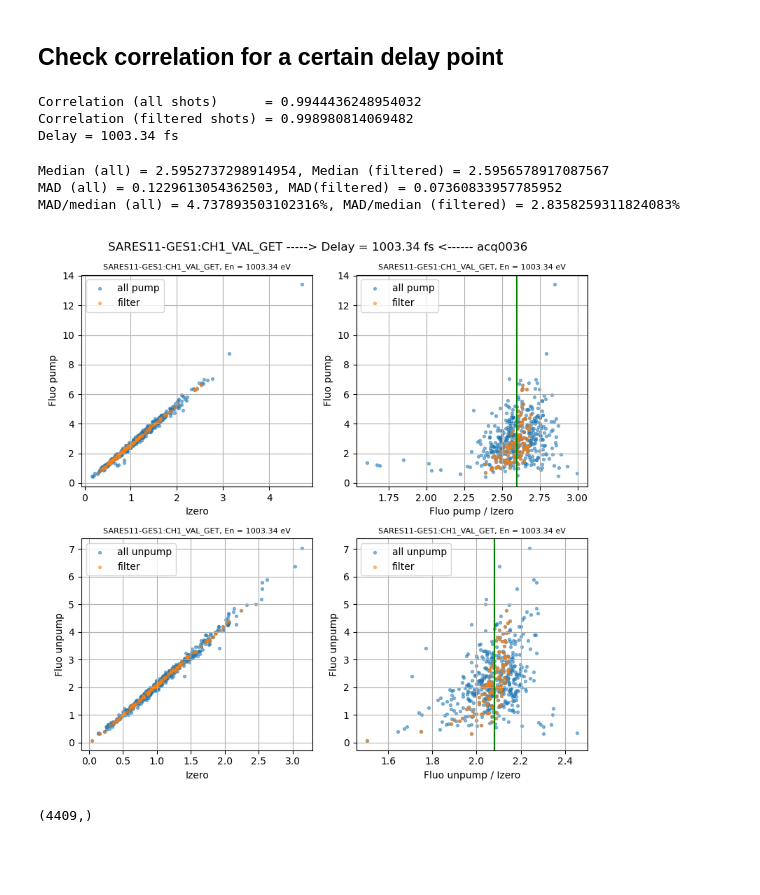
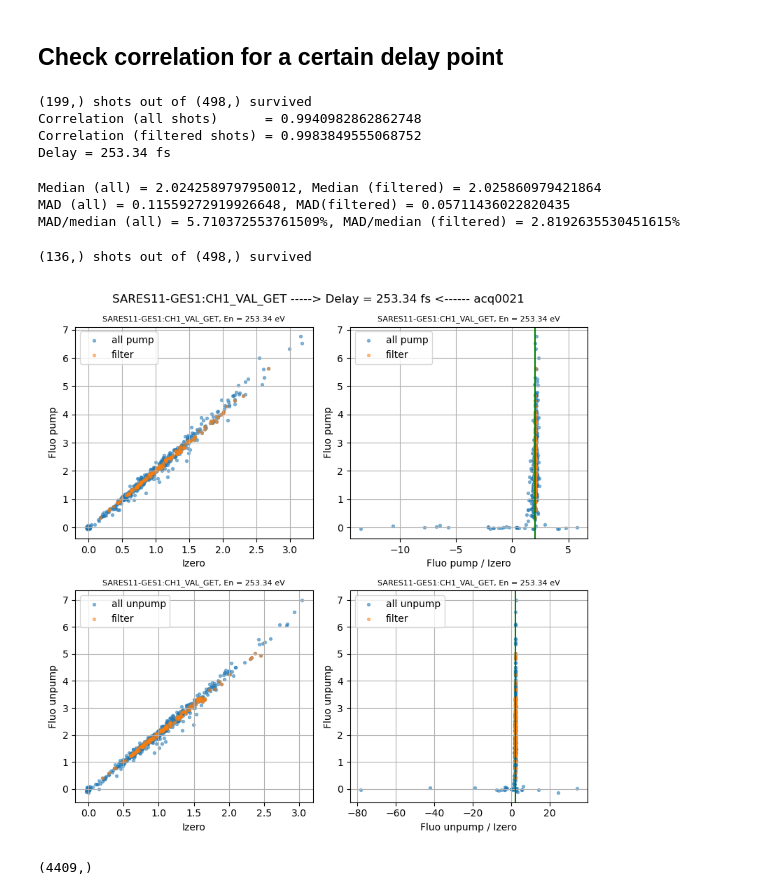
Before and after one commit to paulscherrerinstitute/alvra_beamline_scripts, a Jupyter notebook: XANES_timescans_TT.ipynb, the cells around one changed output. Cells and saved outputs as stored; diff of their text form; code cells hidden in the pictures; blank space fills up the shorter version.

```diff
--- a/XANES_timescans_TT.ipynb
+++ b/XANES_timescans_TT.ipynb
@@ -329,7 +275,7 @@ Width = -141.5998 fs
 # %% [markdown]
 ## Check correlation for a certain delay point
 # %%
-chosen_delay_fs = 1000
+chosen_delay_fs = 240
 
 detector_XAS = channel_diode_1
 detector_Izero = channel_Izero110
@@ -342,23 +288,24 @@ scan = remove_JF_from_scan(scan)
 
 index_delay = np.arange(len(Delay_fs))[(Delay_fs > chosen_delay_fs)][0]
 
-Fluo_pump, Fluo_unpump, Izero_pump, Izero_unpump, correlation_filter = \
-Get_correlation_from_scan2(scan, index_delay, detector_XAS, detector_Izero, quantile_corr)
+# Fluo_pump, Fluo_unpump, Izero_pump, Izero_unpump, correlation_filter = \
+# Get_correlation_from_scan2(scan, index_delay, detector_XAS, detector_Izero, quantile_corr)
 
-arrays_to_filter = ["Fluo_pump", "Fluo_unpump", "Izero_pump", "Izero_unpump"]
-arrays_filtered = apply_filter(correlation_filter, arrays_to_filter, globals_dict=globals())
+# arrays_to_filter = ["Fluo_pump", "Fluo_unpump", "Izero_pump", "Izero_unpump"]
+# arrays_filtered = apply_filter(correlation_filter, arrays_to_filter, globals_dict=globals())
 
-# (Fluo_pump, Fluo_unpump, Izero_pump, Izero_unpump,
-#  Fluo_pump_filter, Fluo_unpump_filter, Izero_pump_filter, Izero_unpump_filter) = \
-# Get_correlation_from_scan(scan, index_delay, detector_XAS, detector_Izero, quantile_corr)
+(Fluo_pump, Fluo_unpump, Izero_pump, Izero_unpump,
+ Fluo_pump_filter, Fluo_unpump_filter, Izero_pump_filter, Izero_unpump_filter) = \
+Get_correlation_from_scan(scan, index_delay, detector_XAS, detector_Izero, quantile_corr)
 
 print ('Correlation (all shots)      = {}'.format(pearsonr(Izero_pump,Fluo_pump)[0]))
 print ('Correlation (filtered shots) = {}'.format(pearsonr(Izero_pump_filter,Fluo_pump_filter)[0]))
 print ('Delay = {:.2f} fs'.format(Delay_fs[index_delay]))
 # %% [output]
-Correlation (all shots)      = 0.9944436248954032
-Correlation (filtered shots) = 0.998980814069482
-Delay = 1003.34 fs
+(199,) shots out of (498,) survived
+Correlation (all shots)      = 0.9940982862862748
+Correlation (filtered shots) = 0.9983849555068752
+Delay = 253.34 fs
 # %%
 from scipy import stats
 #m,b = np.polyfit(Izero_pump,Fluo_pump, 1)
@@ -374,9 +321,9 @@ print ("MAD (all) = {}, MAD(filtered) = {}".format(MAD, MAD_filter))
 
 print ("MAD/median (all) = {}%, MAD/median (filtered) = {}%".format(MAD/m_median*100, MAD_filter/m_median_filter*100))
 # %% [output]
-Median (all) = 2.5952737298914954, Median (filtered) = 2.5956578917087567
-MAD (all) = 0.1229613054362503, MAD(filtered) = 0.07360833957785952
-MAD/median (all) = 4.737893503102316%, MAD/median (filtered) = 2.8358259311824083%
+Median (all) = 2.0242589797950012, Median (filtered) = 2.025860979421864
+MAD (all) = 0.11559272919926648, MAD(filtered) = 0.05711436022820435
+MAD/median (all) = 5.710372553761509%, MAD/median (filtered) = 2.8192635530451615%
 # %%
 #chosen_delay_fs = 1000
 
@@ -392,15 +339,15 @@ scan = remove_JF_from_scan(scan)
 #index_delay = np.arange(len(Delay_fs))[(chosen_delay_fs > chosen_delay_fs)][0]
 index_delay = np.arange(len(Delay_fs))[(Delay_fs > chosen_delay_fs)][0]
 
-Fluo_pump, Fluo_unpump, Izero_pump, Izero_unpump, correlation_filter = \
-Get_correlation_from_scan2(scan, index_delay, detector_XAS, detector_Izero, quantile_corr)
+# Fluo_pump, Fluo_unpump, Izero_pump, Izero_unpump, correlation_filter = \
+# Get_correlation_from_scan2(scan, index_delay, detector_XAS, detector_Izero, quantile_corr)
 
-arrays_to_filter = ["Fluo_pump", "Fluo_unpump", "Izero_pump", "Izero_unpump"]
-arrays_filtered = apply_filter(correlation_filter, arrays_to_filter, globals_dict=globals())
+# arrays_to_filter = ["Fluo_pump", "Fluo_unpump", "Izero_pump", "Izero_unpump"]
+# arrays_filtered = apply_filter(correlation_filter, arrays_to_filter, globals_dict=globals())
 
-# (Fluo_pump, Fluo_unpump, Izero_pump, Izero_unpump,
-#  Fluo_pump_filter, Fluo_unpump_filter, Izero_pump_filter, Izero_unpump_filter) = \
-# Get_correlation_from_scan(scan, index_delay, detector_XAS, detector_Izero, quantile_corr)
+(Fluo_pump, Fluo_unpump, Izero_pump, Izero_unpump,
+ Fluo_pump_filter, Fluo_unpump_filter, Izero_pump_filter, Izero_unpump_filter) = \
+Get_correlation_from_scan(scan, index_delay, detector_XAS, detector_Izero, quantile_corr)
 
 #print ('Correlation (all shots)      = {}'.format(pearsonr(Izero_pump,Fluo_pump)[0]))
 #print ('Correlation (filtered shots) = {}'.format(pearsonr(Izero_pump_filter,Fluo_pump_filter)[0]))
@@ -424,34 +371,35 @@ ax[0][1].set_title('{}, En = {:.2f} eV'.format(detector_XAS,Delay_fs[index_delay
 ax[0][1].scatter(Fluo_pump/Izero_pump, Fluo_pump, s=8, alpha = 0.5,  label = 'all pump')
 ax[0][1].scatter(Fluo_pump_filter/Izero_pump_filter, Fluo_pump_filter, s=8, alpha = 0.5, label='filter')
 ax[0][1].legend(loc='best')
 ax[0][1].set_xlabel('Fluo pump / Izero')
 ax[0][1].set_ylabel('Fluo pump')
 ax[0][1].axvline(x=m_median_filter, color = 'green')
 ax[0][1].grid()
 
 ax[1][0].set_title('{}, En = {:.2f} eV'.format(detector_XAS,Delay_fs[index_delay]),fontsize=8)
 ax[1][0].scatter(Izero_unpump, Fluo_unpump, s=8, alpha = 0.5,  label = 'all unpump')
 ax[1][0].scatter(Izero_unpump_filter, Fluo_unpump_filter, s=8, alpha = 0.5, label='filter')
 ax[1][0].legend(loc='best')
 ax[1][0].set_xlabel('Izero')
 ax[1][0].set_ylabel('Fluo unpump')
 ax[1][0].grid()
 
 m_median_filter = np.median(Fluo_unpump_filter/Izero_unpump_filter)
 
 ax[1][1].set_title('{}, En = {:.2f} eV'.format(detector_XAS,Delay_fs[index_delay]),fontsize=8)
 ax[1][1].scatter(Fluo_unpump/Izero_unpump, Fluo_unpump, s=8, alpha = 0.5,  label = 'all unpump')
 ax[1][1].scatter(Fluo_unpump_filter/Izero_unpump_filter, Fluo_unpump_filter, s=8, alpha = 0.5, label='filter')
 ax[1][1].legend(loc='best')
 ax[1][1].set_xlabel('Fluo unpump / Izero')
 ax[1][1].set_ylabel('Fluo unpump')
 ax[1][1].axvline(x=m_median_filter, color = 'green')
 ax[1][1].grid()
 
 
 plt.tight_layout()
 # %% [output]
+(136,) shots out of (498,) survived
-[figure, old version]
+[figure, new version]
 # %%
 # %% [output]
 (4409,)
```
Also changed, not shown: parts of 9 cells of this notebook, 2 other files.
